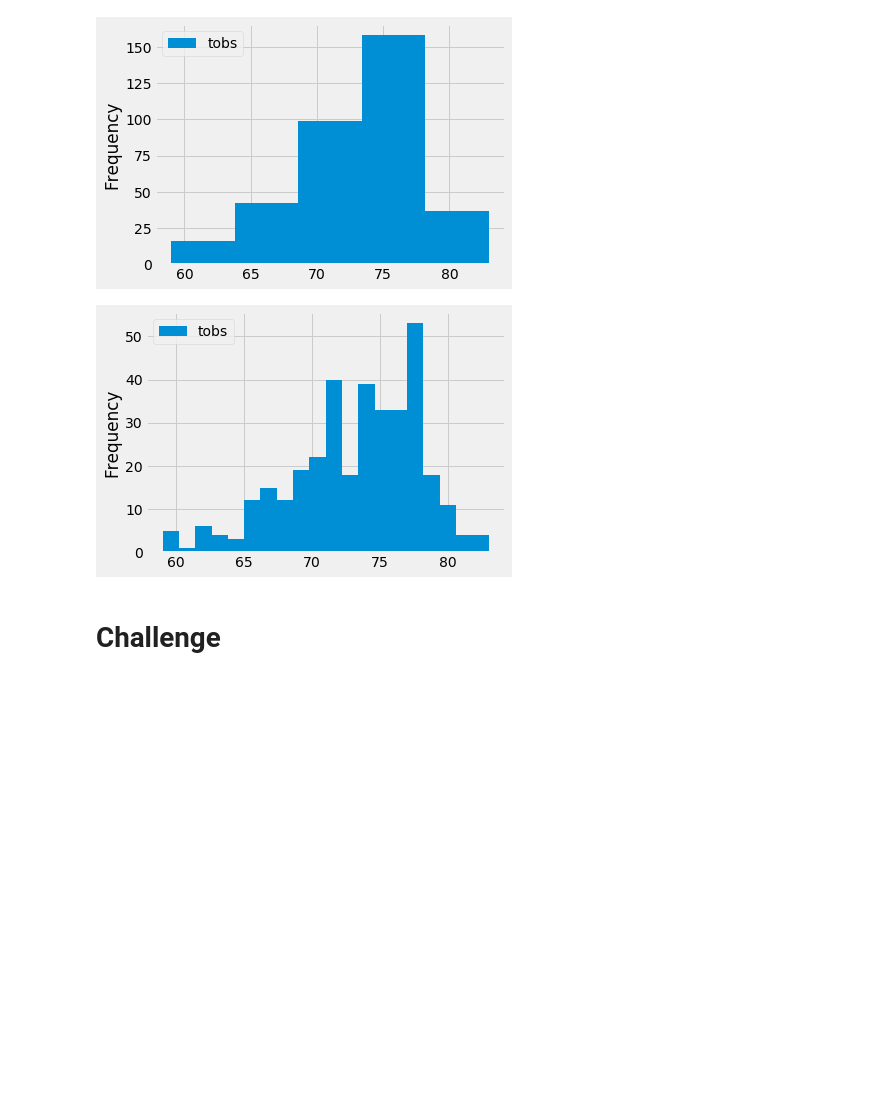
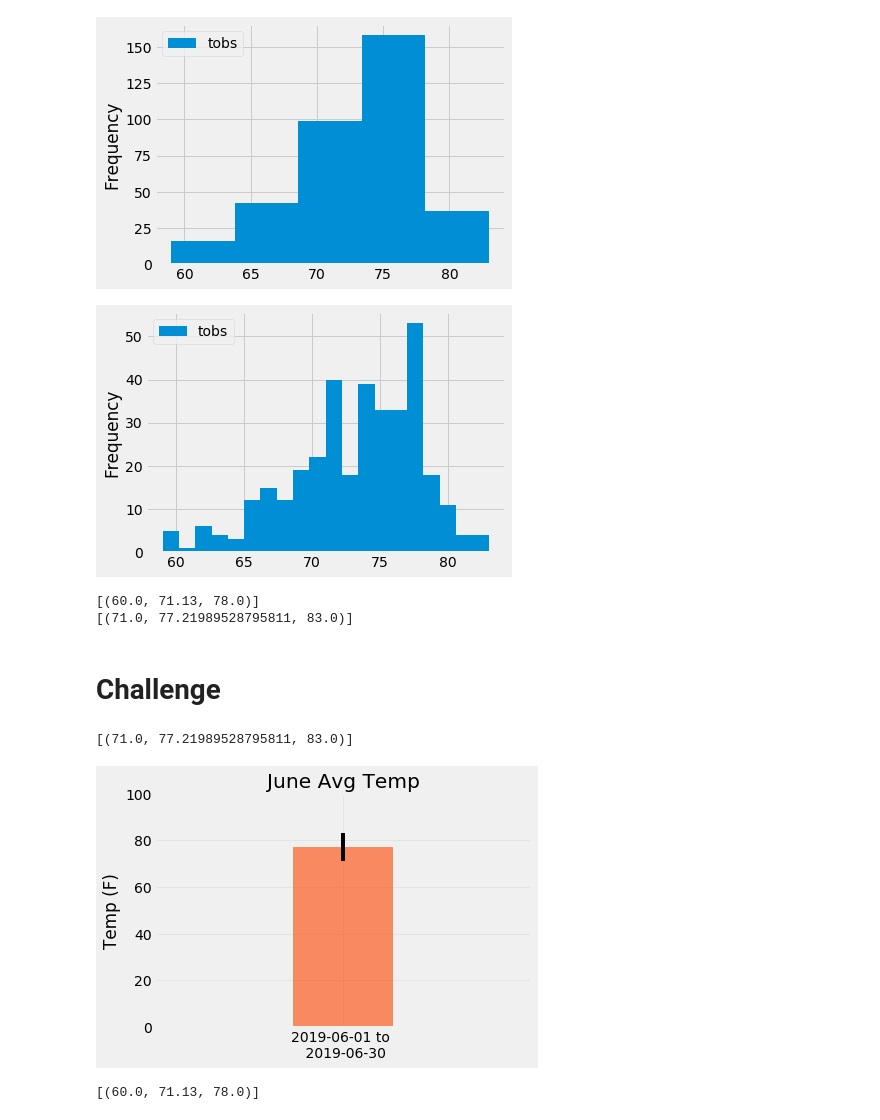
Before and after one commit to argecardenas/surfs_up, a Jupyter notebook: climate_analysis.ipynb, the cells around one changed output. Saved outputs shown, nothing was run; the diff lists cells and outputs as text; code cells hidden in the pictures; blank space fills up the shorter version.

Commit message:
challenge June and December data

```diff
--- a/climate_analysis.ipynb
+++ b/climate_analysis.ipynb
@@ -199,2 +196,69 @@ plt.tight_layout()
+# %%
+# Write a function called `calc_temps` that will accept start date and end date in the format '%Y-%m-%d'
+# and return the minimum, average, and maximum temperatures for that range of dates
+def calc_temps(start_date, end_date):
+    """TMIN, TAVG, and TMAX for a list of dates.
+
+    Args:
+        start_date (string): A date string in the format %Y-%m-%d
+        end_date (string): A date string in the format %Y-%m-%d
+
+    Returns:
+        TMIN, TAVE, and TMAX
+    """
+
+    return session.query(func.min(Measurement.tobs), func.avg(Measurement.tobs), func.max(Measurement.tobs)).\
+        filter(Measurement.date >= start_date).filter(Measurement.date <= end_date).all()
+
+# December and June Temps
+print(calc_temps('2016-12-01', '2016-12-31'))
+print(calc_temps('2017-06-01', '2017-06-30'))
+# %% [output]
+[(60.0, 71.13, 78.0)]
+[(71.0, 77.21989528795811, 83.0)]
 # %% [markdown]
 # Challenge
+# %%
+#June trip dates and previous dates
+June_trip = '2019-06-01 to \n 2019-06-30'
+June_tripStartDate = '2017-06-01'
+June_tripEndDate = '2017-06-30'
+
+#calculate the tmin, tavg, and tmax
+June_tripTemps = calc_temps(June_tripStartDate, June_tripEndDate)
+
+June_tripTemps
+# %% [output]
+[(71.0, 77.21989528795811, 83.0)]
+# %%
+# June Temps
+
+minTripTemp = June_tripTemps[0][0]
+avgTripTemp = June_tripTemps[0][1]
+maxTripTemp = June_tripTemps[0][2]
+
+minError = avgTripTemp - minTripTemp
+maxError = maxTripTemp - avgTripTemp
+
+errorBars = np.array([[minError], [maxError]])
+
+plt.bar(June_trip, avgTripTemp, yerr=errorBars, color = 'orangered', alpha = .6)
+plt.ylim(0, 100)
+plt.xlim(-1.5, 1.5)
+plt.title('June Avg Temp')
+plt.ylabel('Temp (F)')
+plt.grid(alpha=.3)
+# %% [output]
+[figure, added]
+# %%
+#December trip dates and previous dates
+Dec_trip = '2018-12-01 to \n 2018-12-31'
+Dec_tripStartDate = '2016-12-01'
+Dec_tripEndDate = '2016-12-31'
+
+#calculate the tmin, tavg, and tmax
+Dec_tripTemps = calc_temps(Dec_tripStartDate, Dec_tripEndDate)
+
+Dec_tripTemps
+# %% [output]
+[(60.0, 71.13, 78.0)]
```
Also changed, not shown: parts of 8 cells of this notebook.
